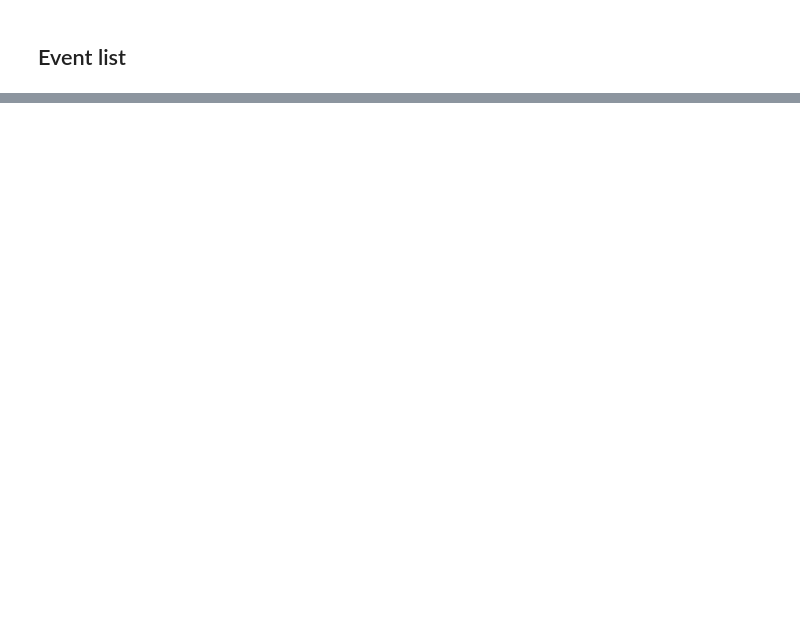
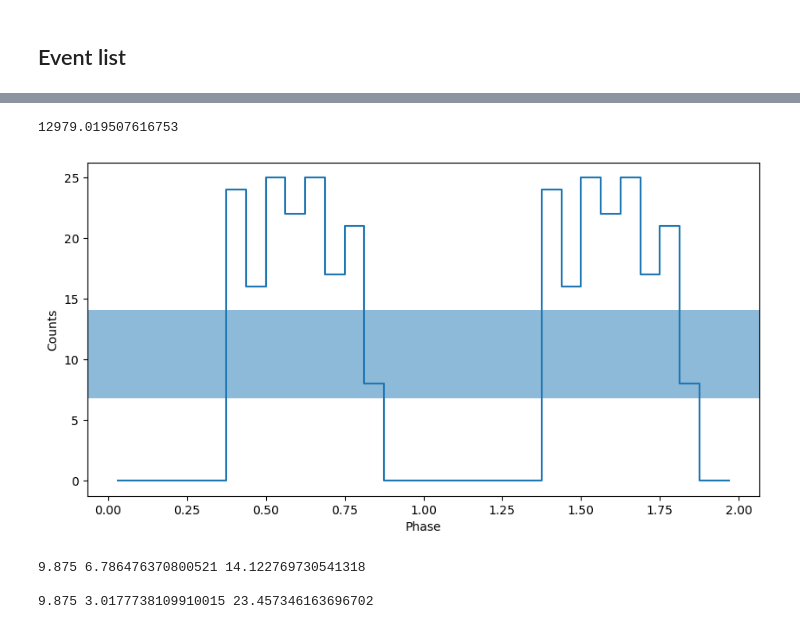
Before and after one commit to ceeliiaa/STONKS-alert, a Jupyter notebook: ObsID0945040139_SRCNUM14/EPN/ObsID0945040139_SRCNUM14_EPN_Periodicity.ipynb, the cells around one changed output, grey strips where cells are left out. Saved outputs shown, nothing was run; the diff lists cells and outputs as text; code cells hidden in the pictures; blank space fills up the shorter version.

```diff
--- a/ObsID0945040139_SRCNUM14/EPN/ObsID0945040139_SRCNUM14_EPN_Periodicity.ipynb
+++ b/ObsID0945040139_SRCNUM14/EPN/ObsID0945040139_SRCNUM14_EPN_Periodicity.ipynb
@@ -215,9 +215,9 @@ ColDefs(
 # %% [markdown]
 ## Event list
 # %%
-evt_names = "ObsID0945020137_SRCNUM21_EPN_ImagingEvts.fits"
+evt_names = glob.glob("*source_events.fits")
 
-source_events = st.EventList.read(evt_names,fmt_='hea',skip_checks=True)
+source_events = st.EventList.read(evt_names[0],fmt_='hea',skip_checks=True)
 source_events.gti = gtis10
 gti_mask = create_gti_mask(source_events.time,gtis10)
 clean_times = source_events.time[gti_mask]
@@ -296,17 +307,20 @@ _ = plt.xlim([frequencies[0], frequencies[-1]])
 # %%
 f0 = 7.704742252780719e-05
 P = 1 / f0
 print(P)
 ph, profile, profile_err = fold_events(clean_events.time, f0)
 _ = plot_profile(ph,profile)
 
 profile_err
 
 ph_out = np.concatenate((ph,ph+1))
 profile_out = np.concatenate((profile,profile))
 prof_err_out = np.concatenate((profile_err,profile_err))
 
-# np.savetxt('src1_pulse_profile.csv',(ph_out, profile_out,prof_err_out),delimiter=',')
+np.savetxt('ObsID0945040139_SRCNUM14_EPN_pulse_profile.csv',(ph_out, profile_out,prof_err_out),delimiter=',')
+# %% [output]
+12979.019507616753
+[figure, added]
 # %%
 err_low, err_high = poisson_conf_interval(np.mean(profile), interval="frequentist-confidence", sigma=1)
 print(np.mean(profile),err_low, err_high)
@@ -314,3 +328,7 @@ print(np.mean(profile),err_low, err_high)
 print()
 err_low, err_high = poisson_conf_interval(np.mean(profile), interval="frequentist-confidence", sigma=3)
 print(np.mean(profile),err_low, err_high)
+# %% [output]
+9.875 6.786476370800521 14.122769730541318
+
+9.875 3.0177738109910015 23.457346163696702
```
Also changed, not shown: parts of 8 cells of this notebook, 2 other files.
